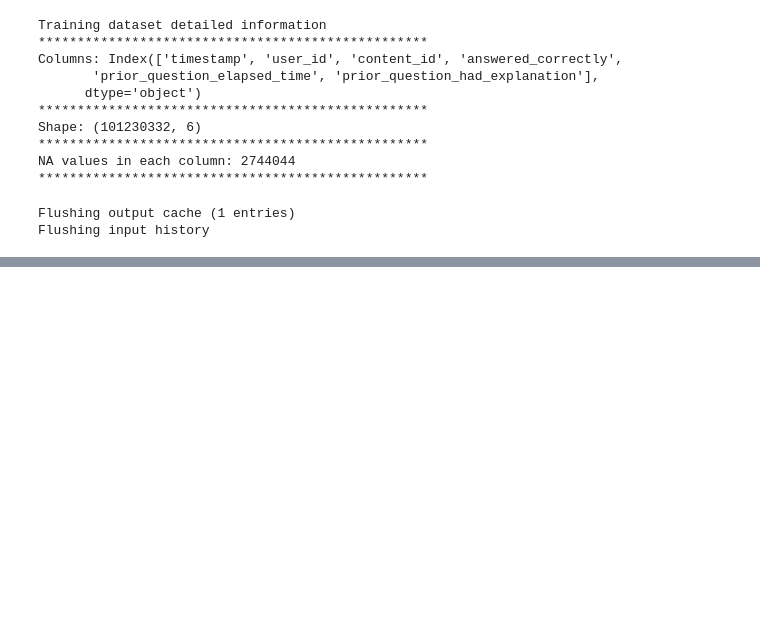
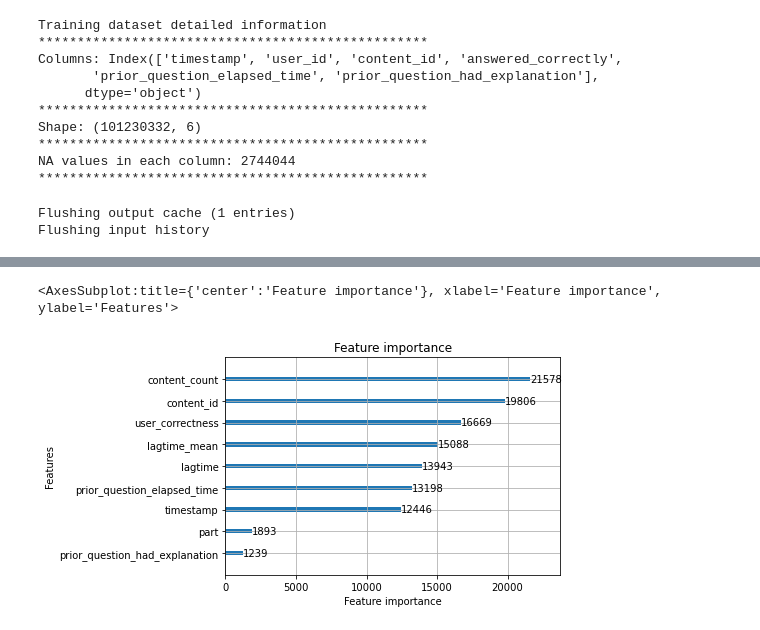
Before and after one commit to Coding-Zuo/DataGame, a Jupyter notebook: kaggle/riiid-test-answer-prediction/team/1217_catgb_lgb.ipynb, the cells around one changed output, grey strips where cells are left out. Saved outputs shown, nothing was run; the diff lists cells and outputs as text; code cells hidden in the pictures; blank space fills up the shorter version.

```diff
--- a/kaggle/riiid-test-answer-prediction/team/1217_catgb_lgb.ipynb
+++ b/kaggle/riiid-test-answer-prediction/team/1217_catgb_lgb.ipynb
@@ -84,5 +90,6 @@ train_df = train_df.groupby('user_id').tail(10).reset_index(drop=True)
 questions_df = pd.read_csv(
     dir_path + file_questions,
     usecols = [0, 3],
+    nrows=nrows,
     dtype = {'question_id': 'int16', 'part': 'int8'}
 )
@@ -111,4 +110,4 @@ train_df.drop(columns = ['question_id'], inplace = True)
 train_df['content_count'] = train_df['content_id'].map(content_agg['count']).astype('int32')
 
 #某讲座被回答的正确比例
-train_df['content_id'] = train_df['content_id'].map(content_agg('sum')/content_agg['count'])
+train_df['content_corr'] = train_df['content_id'].map(content_agg('sum')/content_agg['count'])
@@ -116,0 +163,36 @@ TypeError: 'DataFrame' object is not callable
+# %%
+# 提取验证集 3/10
+valid_df = train_df.groupby('user_id').tail(3)
+train_df.drop(valid_df.index,inplace=True)
+# %%
+features = [
+    'timestamp',
+    'lagtime',
+    'lagtime_mean',
+    'content_id',
+    'content_corr',
+    'prior_question_elapsed_time',
+    'prior_question_had_explanation',
+    'user_correctness',
+    'part',
+    'content_count'
+]
+
+params = {
+    'objective': 'binary',
+}
+lgb_train = lgb.Dataset(train_df[features], train_df[target])
+lgb_eval = lgb.Dataset(valid_df[features], valid_df[target], reference=lgb_train)
+
+
+evals_result = {}
+NUM_BOOST_ROUNDS = 300
+
+lgb_model = lgb.train(
+    params, lgb_train,
+    valid_sets=[lgb_train, lgb_eval],
+    verbose_eval=25,
+    num_boost_round=10000,
+    early_stopping_rounds=100,
+    evals_result=evals_result
+)
@@ -116,0 +217,5 @@ TypeError: 'DataFrame' object is not callable
+# %%
+lgb.plot_importance(lgb_model)
+# %% [output]
+<AxesSubplot:title={'center':'Feature importance'}, xlabel='Feature importance', ylabel='Features'>
+[figure, added]
```
Also changed, not shown: parts of 13 cells of this notebook, 7 other files.
